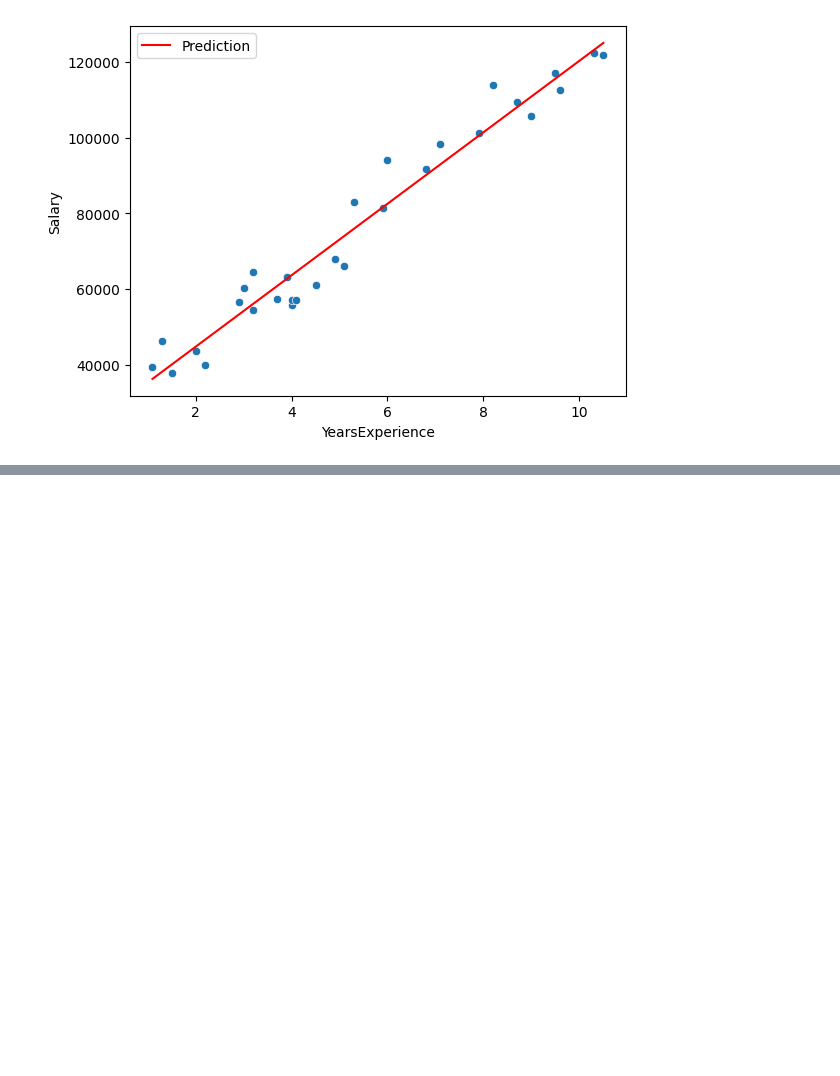
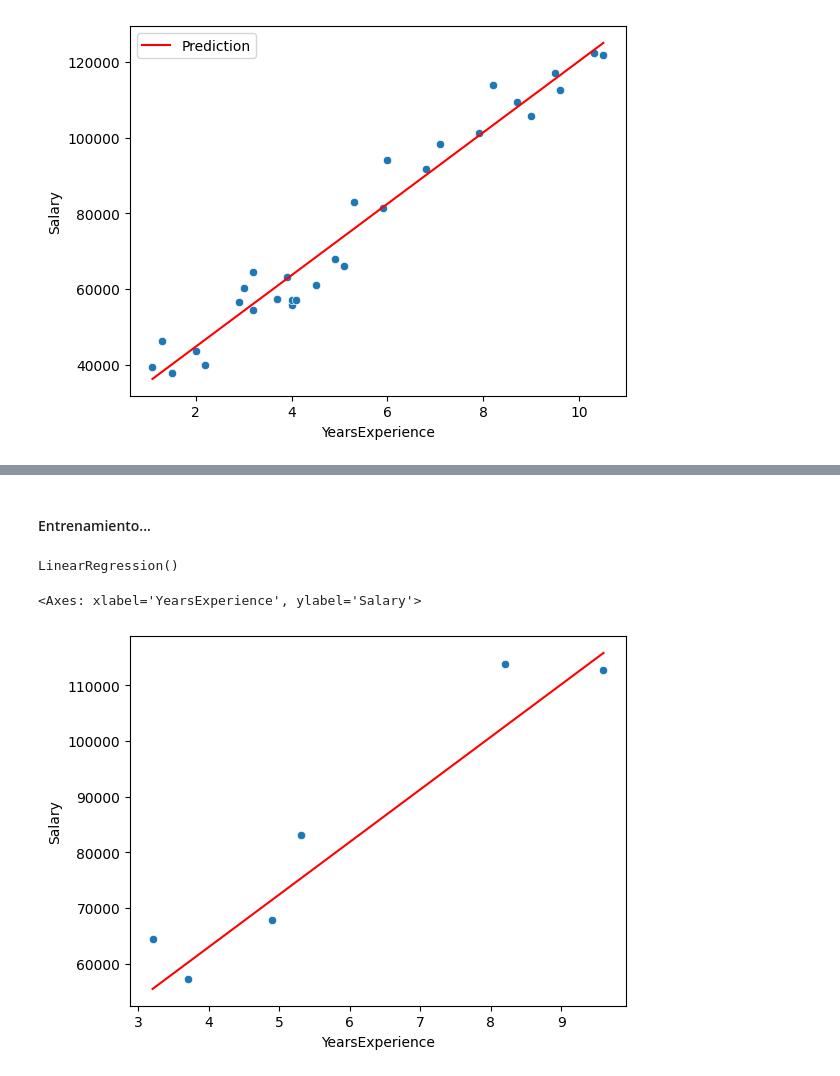
Before and after one commit to Angelbardon/curso-_analisis_angel_bardon, a Jupyter notebook: m6-ml/1.Regresion_year_salary..ipynb, the cells around one changed output, grey strips where cells are left out. Drawn from its saved outputs; the diff is of its cells as text; code cells hidden in the pictures; blank space fills up the shorter version.

```diff
--- a/m6-ml/1.Regresion_year_salary..ipynb
+++ b/m6-ml/1.Regresion_year_salary..ipynb
@@ -99,0 +126,15 @@ sns.lineplot(x=df['YearsExperience'], y=y_pred, color='r', label='Prediction')
+# %% [markdown]
+#### Entrenamiento...
+# %%
+model = LinearRegression()
+model.fit(X_train, y_train)
+# %% [output]
+LinearRegression()
+# %%
+y_pred = model.predict(X_test) # Datos de test
+# %%
+sns.scatterplot(x=X_test['YearsExperience'], y=y_test) # test
+sns.lineplot(x=X_test['YearsExperience'], y=y_pred, c='r')# prediciones
+# %% [output]
+<Axes: xlabel='YearsExperience', ylabel='Salary'>
+[figure, added]
```
Also changed, not shown: parts of 9 cells of this notebook.
